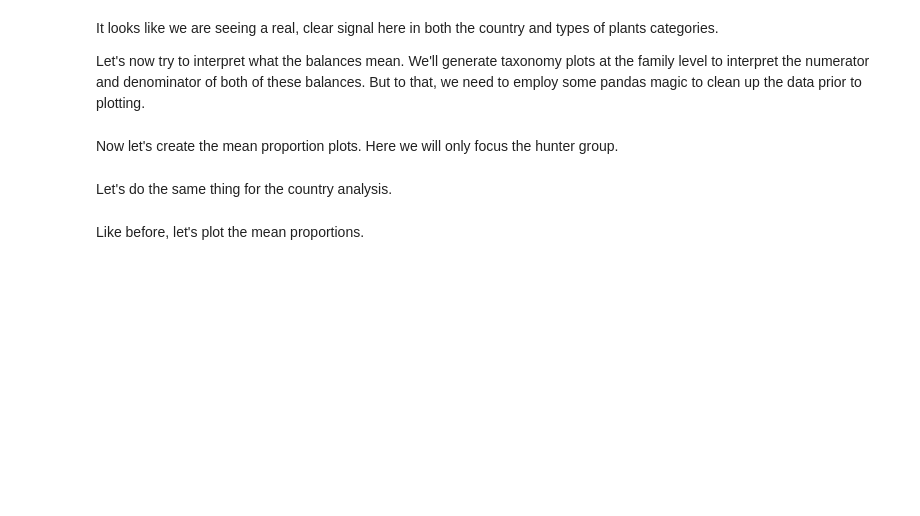
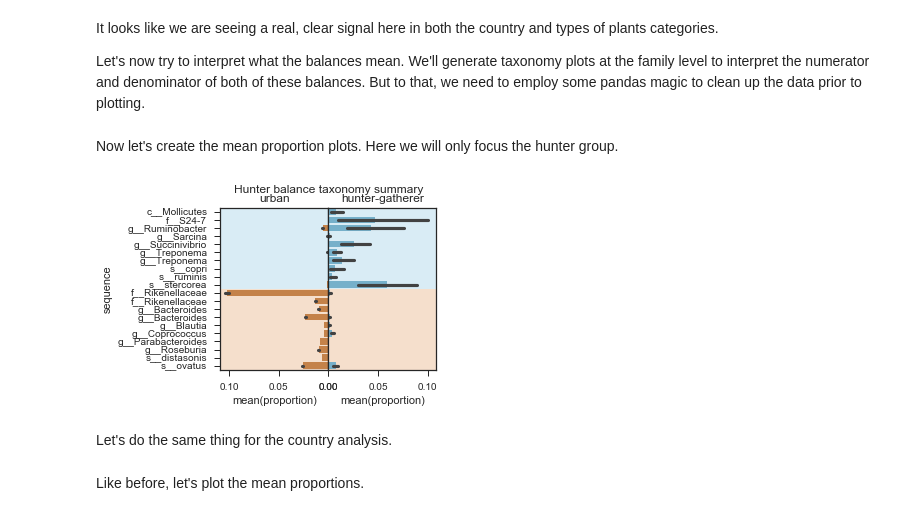
Before and after one commit to knightlab-analyses/american-gut-analyses, a Jupyter notebook: ipynb/western-nonwestern-balances.ipynb, the cells around one changed output. Saved outputs shown, nothing was run; the diff lists cells and outputs as text; code cells hidden in the pictures; blank space fills up the shorter version.

```diff
--- a/ipynb/western-nonwestern-balances.ipynb
+++ b/ipynb/western-nonwestern-balances.ipynb
@@ -391,60 +394,58 @@ collapsed_df = df.groupby('family').sum().T
 import matplotlib as mpl
 mpl.rcParams['pdf.fonttype'] = 42
 sns.set_style('ticks')
-fig, ax = plt.subplots(1, 2, figsize=(10, 15))
+fig, ax = plt.subplots(1, 2, figsize=(5, 3))
 ax1, ax2 = ax
 
-num_taxa = list(map(lambda x: x.split(';')[4], num_collapsed.columns))
-denom_taxa = list(map(lambda x: x.split(';')[4], denom_collapsed.columns))
+num_taxa = taxa.loc[num_collapsed.columns, 'species']
+denom_taxa = taxa.loc[denom_collapsed.columns, 'species']
 
-num_idx = np.argsort(num_taxa)
-num_taxa_full = [num_collapsed.columns[i] for i in num_idx]
-
-denom_idx = np.argsort(denom_taxa)
-denom_taxa_full = [denom_collapsed.columns[i] for i in denom_idx]
-
+urban_df = data.loc[data['life_style_2']=='urban'].dropna()
 sns.barplot(x='proportion',
-            y='family',
-            data=data.loc[data['life_style_2']=='urban'],
+            y=level,
+            data=urban_df,
             color='#d98134',
-            order=num_taxa_full + denom_taxa_full,
             ax=ax1)
 
+hunter_df = data.loc[data['life_style_2']=='hunter-gatherer'].dropna()
 sns.barplot(x='proportion',
-            y='family',
-            data=data.loc[data['life_style_2']=='hunter-gatherer'],
+            y=level,
+            data=hunter_df,
             color='#68b6d8',
-            order=num_taxa_full + denom_taxa_full,
             ax=ax2)
 
 ax1.set(yticklabels=sorted(num_taxa) + sorted(denom_taxa), title='urban')
 ax2.set(yticklabels=[], ylabel='', yticks=[], title='hunter-gatherer')
 
 max_xlim = max(ax1.get_xlim()[1], ax2.get_xlim()[1])
 min_xlim = max(ax1.get_xlim()[0], ax2.get_xlim()[0])
 
 max_ylim, min_ylim = ax1.get_ylim()
 
 xlim = ([min_xlim, max_xlim])
 ax1.set_xlim(max_xlim, min_xlim)
 ax2.set_xlim(min_xlim, max_xlim)
 ax1.set_position([0.2, 0.125, 0.3, 0.75])
 ax2.set_position([0.5, 0.125, 0.3, 0.75])
 
 num_color = '#68b6d8'  # hunter-gatherer
 denom_color = '#d98134' # urban
 num_h = num_collapsed.shape[1]
 denom_h = denom_collapsed.shape[1]
-ymid = (max_ylim - min_ylim) * num_h /  (num_h + denom_h)
+
+space = (max_ylim - min_ylim) / (num_h + denom_h)
+ymid = (max_ylim - min_ylim) * num_h /  (num_h + denom_h) - 0.5*space
 
 ax1.axhspan(min_ylim, ymid, facecolor=num_color, zorder=0, alpha=0.25)
 ax1.axhspan(ymid, max_ylim, facecolor=denom_color, zorder=0, alpha=0.25)
 
 ax2.axhspan(min_ylim, ymid, facecolor=num_color, zorder=0, alpha=0.25)
 ax2.axhspan(ymid, max_ylim, facecolor=denom_color, zorder=0, alpha=0.25)
 
 plt.suptitle('Hunter balance taxonomy summary')
 plt.savefig('hunter_taxonomy_proportions.pdf')
+# %% [output]
+[figure, added]
 # %% [markdown]
 Let's do the same thing for the country analysis.
 # %%
```
Also changed, not shown: parts of 10 cells of this notebook, 1 other file.
